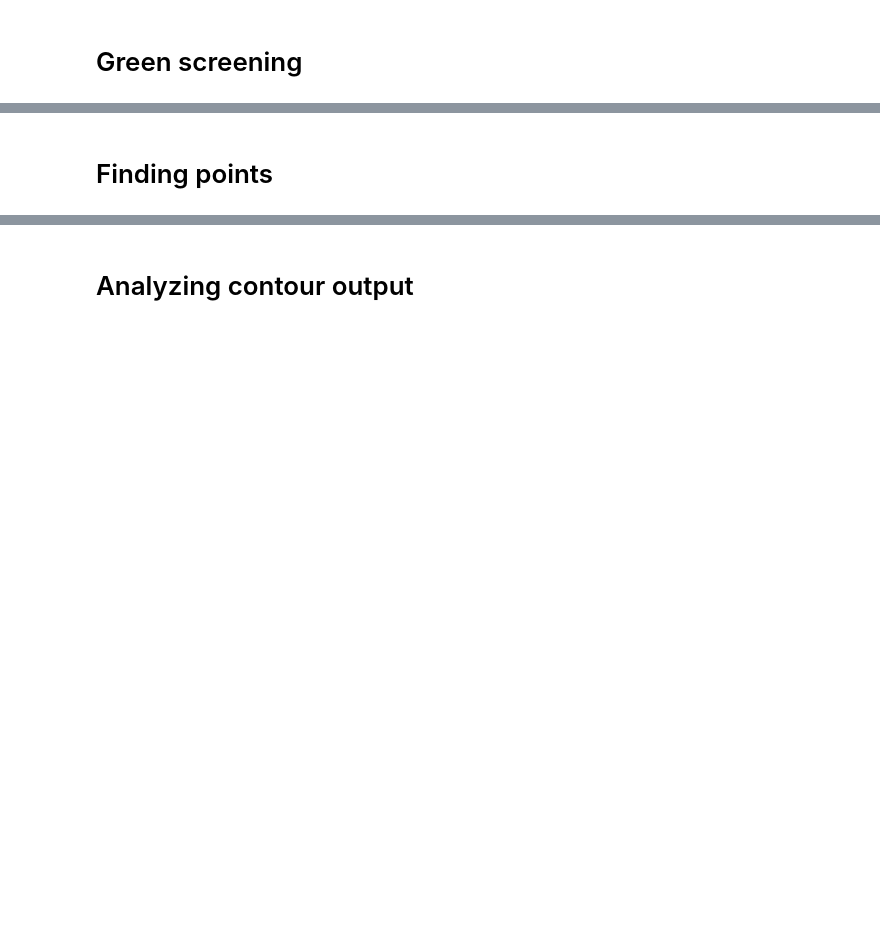
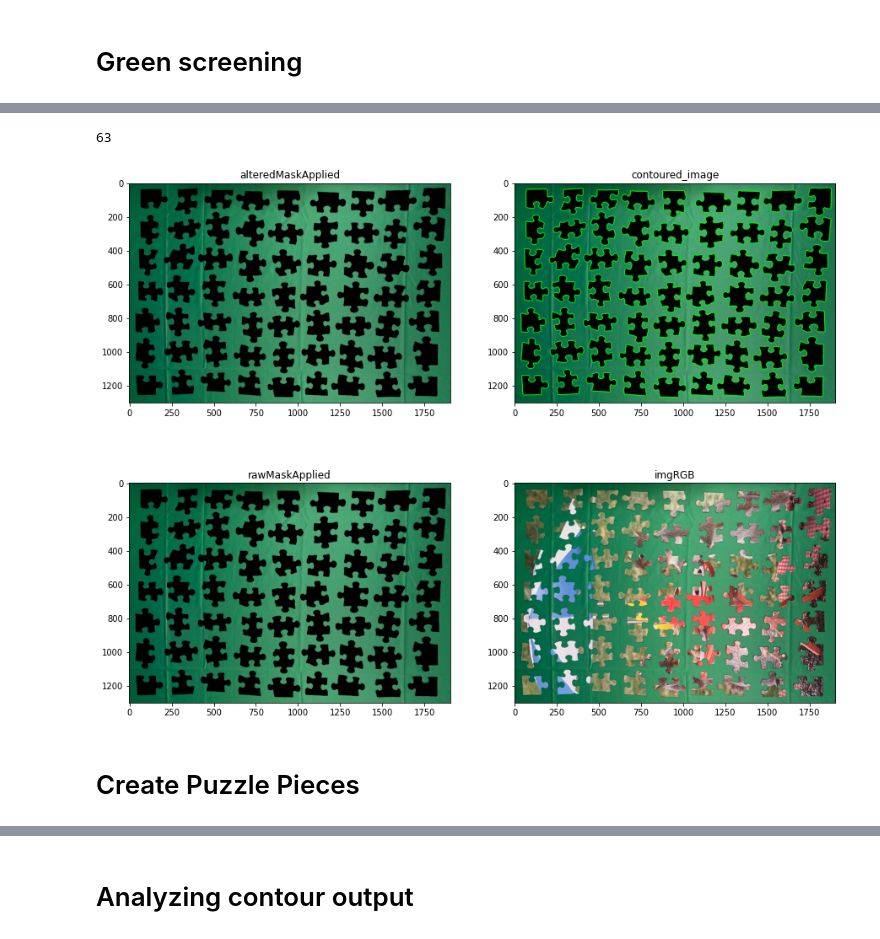
Before and after one commit to nate-h/JigsawPuzzleSolver, a Jupyter notebook: src/exploring.ipynb, the cells around one changed output, grey strips where cells are left out. Saved outputs shown, nothing was run; the diff lists cells and outputs as text; code cells hidden in the pictures; blank space fills up the shorter version.

```diff
--- a/src/exploring.ipynb
+++ b/src/exploring.ipynb
@@ -81,6 +120,8 @@ plt.rcParams['figure.figsize'] = [15, 12]
 
 lower = np.array([35, 50, 0])    #Lower values of HSV range; Green have Hue value equal 120, but in opencv Hue range is smaler [0-180]
 upper = np.array([52, 255, 255])  #Uppervalues of HSV range
+
+
 imgRange = cv.inRange(imgHSV, lower, upper)
 flipMaskImg = cv.bitwise_not(imgRange)
 
@@ -96,42 +137,42 @@ rawMaskApplied = cv.bitwise_and(imgRGB, imgRGB, mask = imgRange)
 alteredMaskApplied = cv.bitwise_and(imgRGB, imgRGB, mask = alteredMask)
 
 # Generate rough contours.
-contourImg = np.array(alteredMaskApplied, copy=True)
+contoured_image = np.array(alteredMaskApplied, copy=True)
 contours, hierarchy = cv.findContours(alteredMask, cv.RETR_TREE, cv.CHAIN_APPROX_SIMPLE)
 
 # Filter out contours too big or small.
 med = np.median([cv.contourArea(c) for c in contours])
 contours_trimmed = []
 for c in contours:
     con_area = cv.contourArea(c)
     if con_area < 2*med and con_area > 0.5*med:
         contours_trimmed.append(c)
 
-cv.drawContours(contourImg, contours_trimmed, -1, (0,255,0), 3)
+cv.drawContours(contoured_image, contours_trimmed, -1, (0,255,0), 3)
 
 print(len(contours_trimmed))
 
 
 plt.figure(1)
 
 ax1 = plt.subplot(221)
 plt.imshow(alteredMaskApplied)
 ax1.title.set_text('alteredMaskApplied')
 
 
 ax2 = plt.subplot(222)
-plt.imshow(contourImg)
-ax2.title.set_text('contourImg')
+plt.imshow(contoured_image)
+ax2.title.set_text('contoured_image')
 
 ax3 = plt.subplot(223)
 plt.imshow(rawMaskApplied)
 ax3.title.set_text('rawMaskApplied')
 
 ax4 = plt.subplot(224)
 plt.imshow(imgRGB)
 ax4.title.set_text('imgRGB')
 
 plt.show()
+# %% [output]
+63
+[figure, added]
-# %% [markdown]
-
-# Finding points
@@ -151,0 +179,2 @@ plt.show()
+# %% [markdown]
+# Create Puzzle Pieces
```
Also changed, not shown: parts of 32 cells of this notebook, 2 other files.
